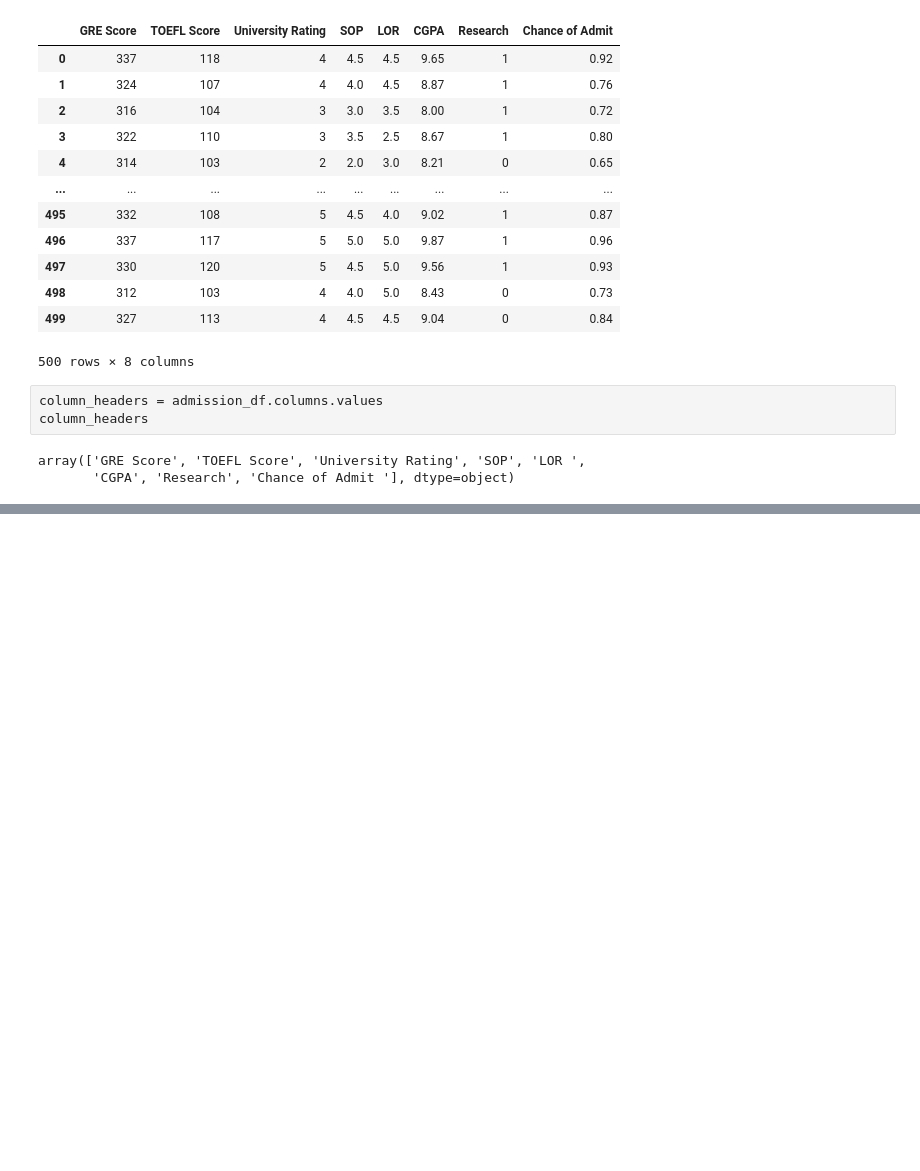
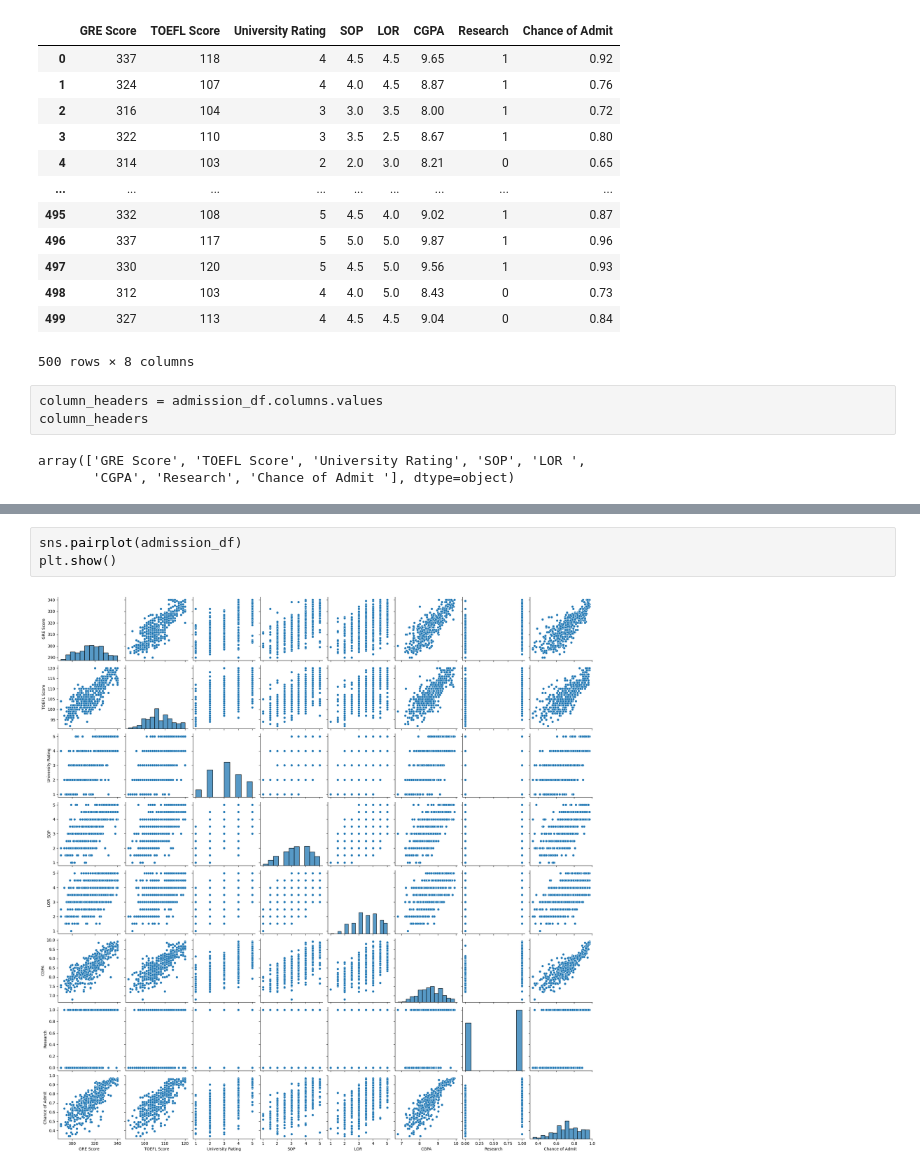
Before and after one commit to AlvaroBishop/GraduateSchoolAcceptancePrediction, a Jupyter notebook: Graduate_Admission_Prediction.ipynb, the cells around one changed output, grey strips where cells are left out. Drawn from its saved outputs; the diff is of its cells as text; blank space fills up the shorter version.

```diff
--- a/Graduate_Admission_Prediction.ipynb
+++ b/Graduate_Admission_Prediction.ipynb
@@ -91,0 +98,5 @@ NameError: name 'column' is not defined
+# %%
+sns.pairplot(admission_df)
+plt.show()
+# %% [output]
+[figure, added]
```
Also changed, not shown: parts of 20 cells of this notebook.
